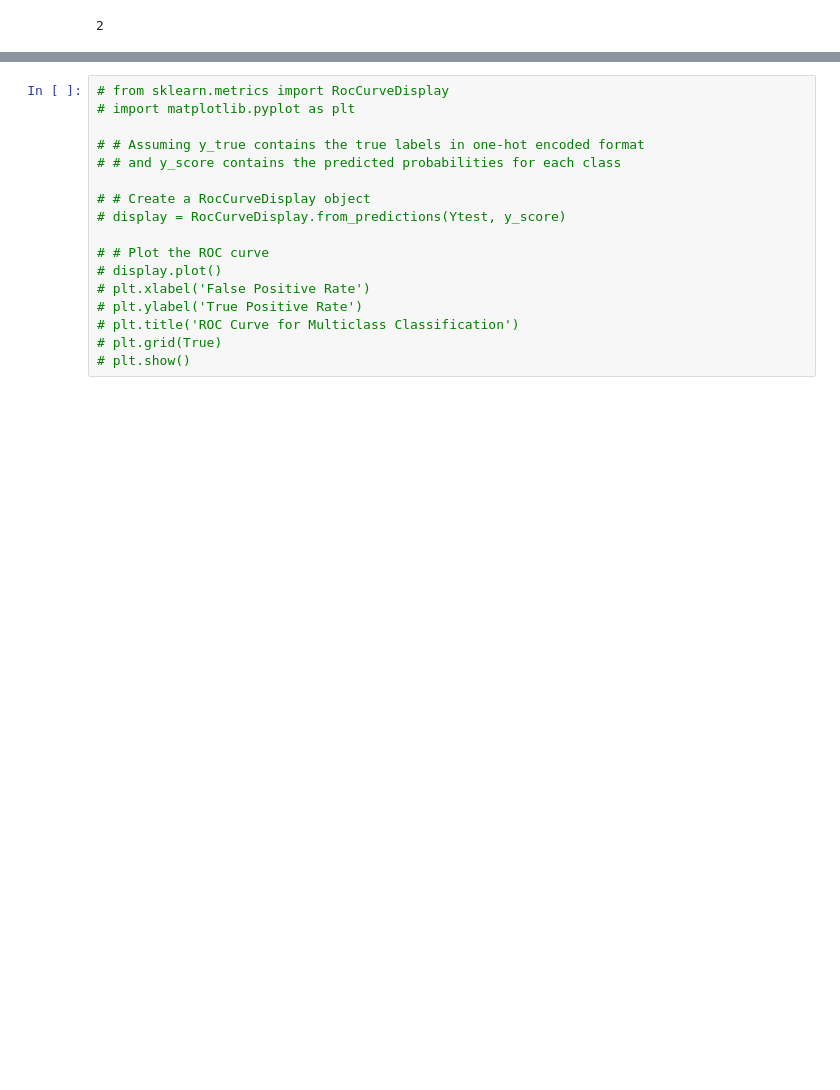
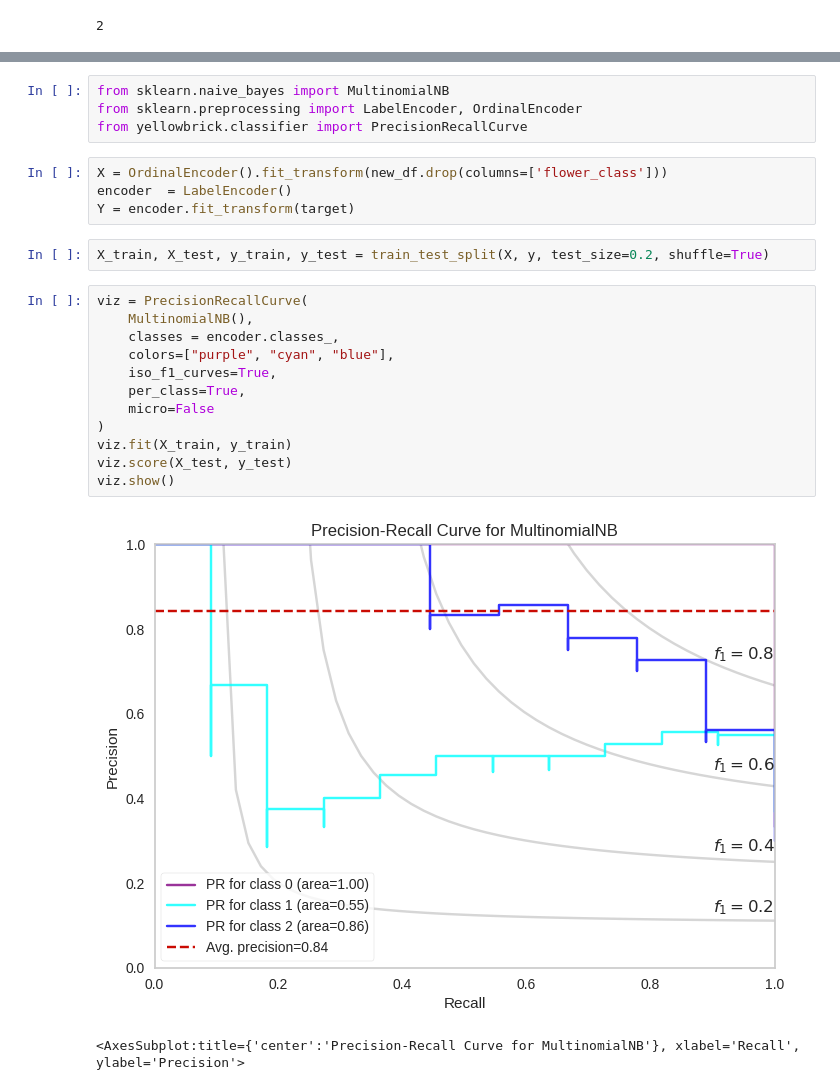
Before and after one commit to Sohammehta1/Datascience, a Jupyter notebook: Assingment9.ipynb, the cells around one changed output, grey strips where cells are left out. Drawn from its saved outputs; the diff is of its cells as text; blank space fills up the shorter version.

```diff
--- a/Assingment9.ipynb
+++ b/Assingment9.ipynb
@@ -166,17 +170,25 @@ array([[0.00000000e+000, 1.00381559e-013, 1.00000000e+000],
-# %%
-# from sklearn.metrics import RocCurveDisplay
-# import matplotlib.pyplot as plt
-
-# # Assuming y_true contains the true labels in one-hot encoded format
-# # and y_score contains the predicted probabilities for each class
-
-# # Create a RocCurveDisplay object
-# display = RocCurveDisplay.from_predictions(Ytest, y_score)
-
-# # Plot the ROC curve
-# display.plot()
-# plt.xlabel('False Positive Rate')
-# plt.ylabel('True Positive Rate')
-# plt.title('ROC Curve for Multiclass Classification')
-# plt.grid(True)
-# plt.show()
+# %%
+from sklearn.naive_bayes import MultinomialNB
+from sklearn.preprocessing import LabelEncoder, OrdinalEncoder
+from yellowbrick.classifier import PrecisionRecallCurve
+# %%
+X = OrdinalEncoder().fit_transform(new_df.drop(columns=['flower_class']))
+encoder  = LabelEncoder()
+Y = encoder.fit_transform(target)
+# %%
+X_train, X_test, y_train, y_test = train_test_split(X, y, test_size=0.2, shuffle=True)
+# %%
+viz = PrecisionRecallCurve(
+    MultinomialNB(),
+    classes = encoder.classes_,
+    colors=["purple", "cyan", "blue"],
+    iso_f1_curves=True,
+    per_class=True,
+    micro=False
+)
+viz.fit(X_train, y_train)
+viz.score(X_test, y_test)
+viz.show()
+# %% [output]
+[figure, added]
+<AxesSubplot:title={'center':'Precision-Recall Curve for MultinomialNB'}, xlabel='Recall', ylabel='Precision'>
```
Also changed, not shown: parts of 5 cells of this notebook.
